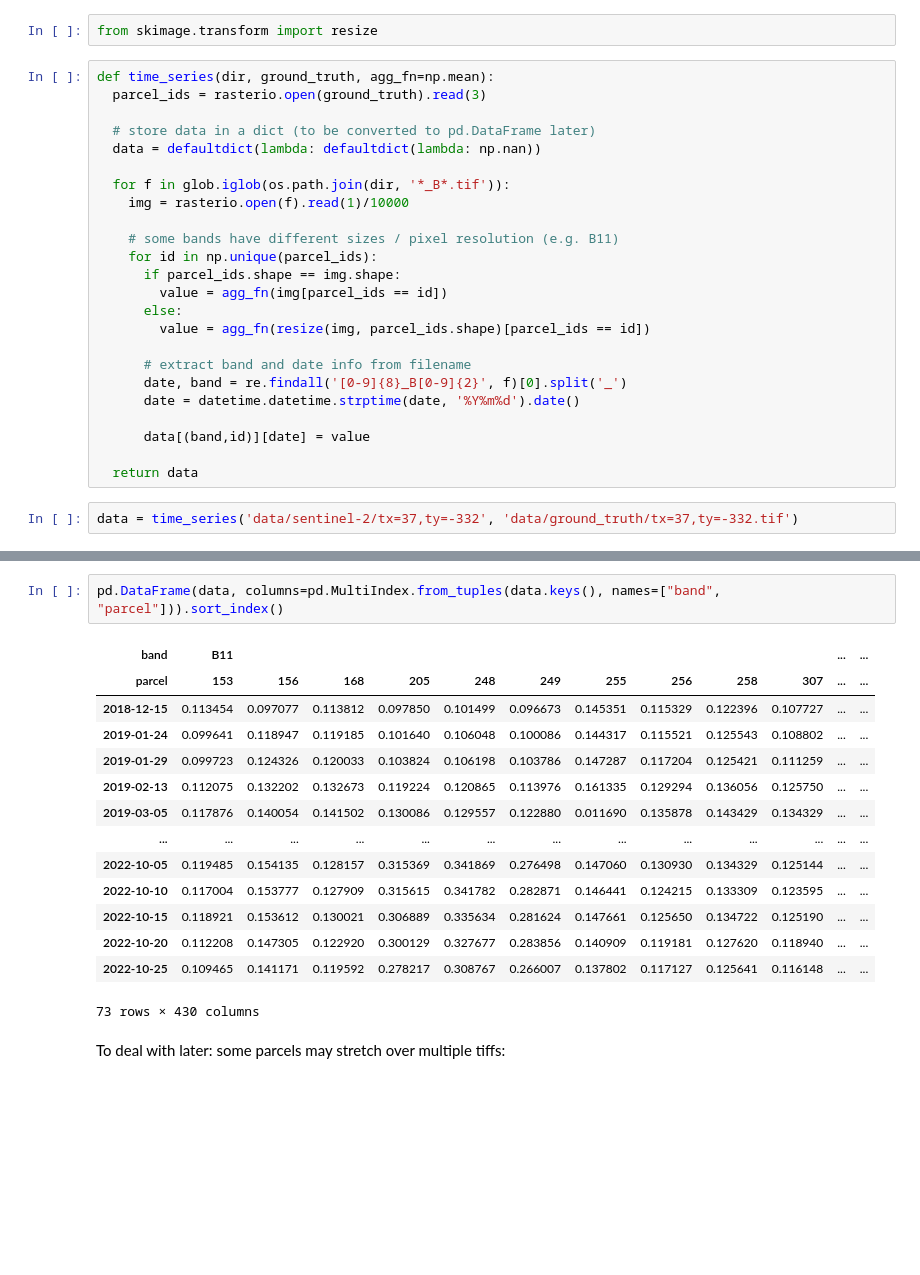
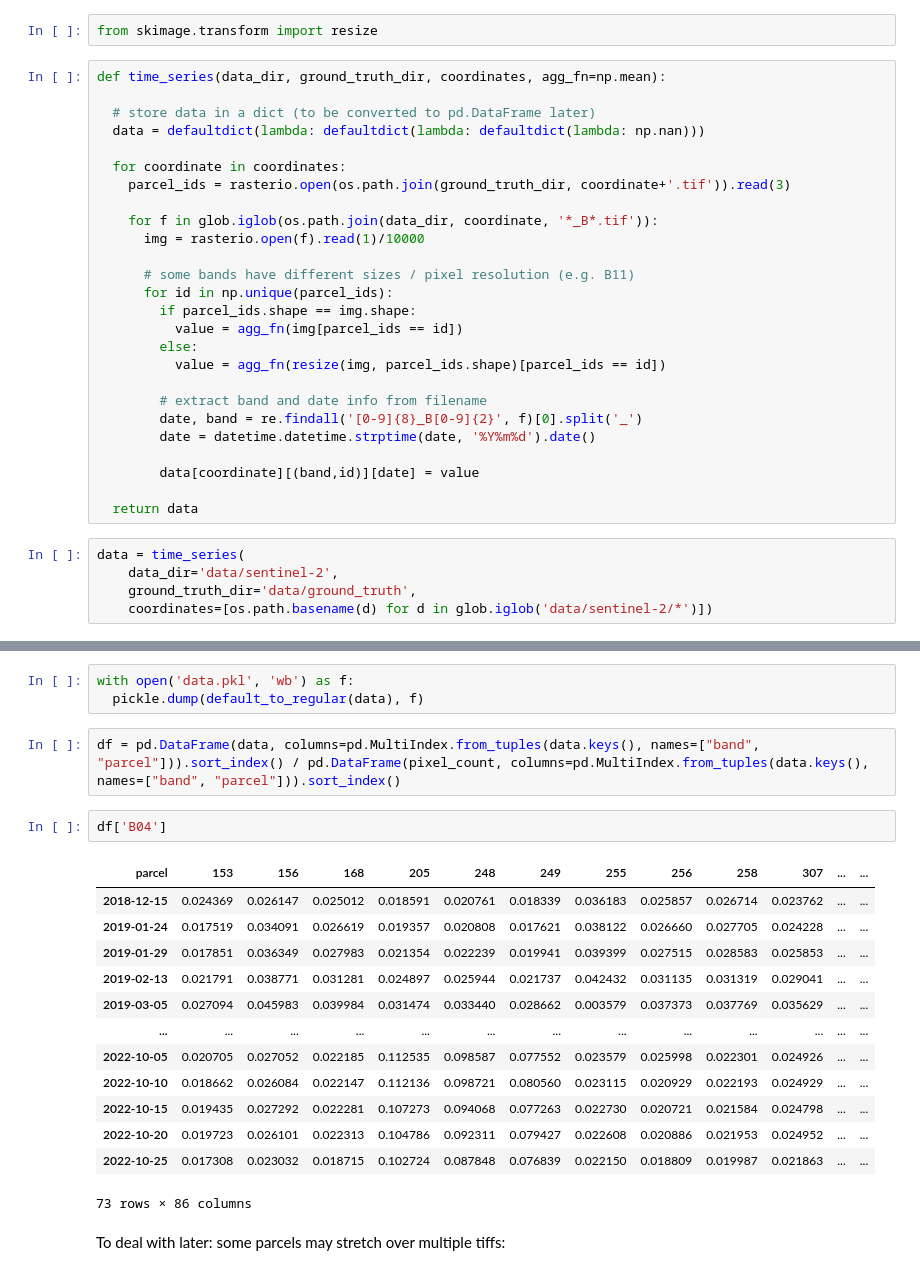
Before and after one commit to GarnierAdrian/MVA-rs-project, a Jupyter notebook: helper.ipynb, the cells around one changed output, grey strips where cells are left out. Saved outputs shown, nothing was run; the diff lists cells and outputs as text; blank space fills up the shorter version.

```diff
--- a/helper.ipynb
+++ b/helper.ipynb
@@ -132,28 +131,33 @@ import re
 # %%
 from skimage.transform import resize
 # %%
-def time_series(dir, ground_truth, agg_fn=np.mean):
-  parcel_ids = rasterio.open(ground_truth).read(3)
+def time_series(data_dir, ground_truth_dir, coordinates, agg_fn=np.mean):
 
   # store data in a dict (to be converted to pd.DataFrame later)
-  data = defaultdict(lambda: defaultdict(lambda: np.nan))
+  data = defaultdict(lambda: defaultdict(lambda: defaultdict(lambda: np.nan)))
 
-  for f in glob.iglob(os.path.join(dir, '*_B*.tif')):
-    img = rasterio.open(f).read(1)/10000
+  for coordinate in coordinates:
+    parcel_ids = rasterio.open(os.path.join(ground_truth_dir, coordinate+'.tif')).read(3)
 
-    # some bands have different sizes / pixel resolution (e.g. B11)
-    for id in np.unique(parcel_ids):
-      if parcel_ids.shape == img.shape:
-        value = agg_fn(img[parcel_ids == id])
-      else:
-        value = agg_fn(resize(img, parcel_ids.shape)[parcel_ids == id])
+    for f in glob.iglob(os.path.join(data_dir, coordinate, '*_B*.tif')):
+      img = rasterio.open(f).read(1)/10000
 
-      # extract band and date info from filename
-      date, band = re.findall('[0-9]{8}_B[0-9]{2}', f)[0].split('_')
-      date = datetime.datetime.strptime(date, '%Y%m%d').date()
+      # some bands have different sizes / pixel resolution (e.g. B11)
+      for id in np.unique(parcel_ids):
+        if parcel_ids.shape == img.shape:
+          value = agg_fn(img[parcel_ids == id])
+        else:
+          value = agg_fn(resize(img, parcel_ids.shape)[parcel_ids == id])
 
-      data[(band,id)][date] = value
+        # extract band and date info from filename
+        date, band = re.findall('[0-9]{8}_B[0-9]{2}', f)[0].split('_')
+        date = datetime.datetime.strptime(date, '%Y%m%d').date()
+
+        data[coordinate][(band,id)][date] = value
 
   return data
 # %%
-data = time_series('data/sentinel-2/tx=37,ty=-332', 'data/ground_truth/tx=37,ty=-332.tif')
+data = time_series(
+    data_dir='data/sentinel-2',
+    ground_truth_dir='data/ground_truth',
+    coordinates=[os.path.basename(d) for d in glob.iglob('data/sentinel-2/*')])
@@ -160,20 +171,24 @@ data = time_series('data/sentinel-2/tx=37,ty=-332', 'data/ground_truth/tx=37,ty=
+# %%
+with open('data.pkl', 'wb') as f:
+  pickle.dump(default_to_regular(data), f)
 # %%
-pd.DataFrame(data, columns=pd.MultiIndex.from_tuples(data.keys(), names=["band", "parcel"])).sort_index()
+df = pd.DataFrame(data, columns=pd.MultiIndex.from_tuples(data.keys(), names=["band", "parcel"])).sort_index() / pd.DataFrame(pixel_count, columns=pd.MultiIndex.from_tuples(data.keys(), names=["band", "parcel"])).sort_index()
-# %% [output]
-| band | B11 |  |  |  |  |  |  |  |  |  | ... | ... |
-| parcel | 153 | 156 | 168 | 205 | 248 | 249 | 255 | 256 | 258 | 307 | ... | ... |
-| 2018-12-15 | 0.113454 | 0.097077 | 0.113812 | 0.097850 | 0.101499 | 0.096673 | 0.145351 | 0.115329 | 0.122396 | 0.107727 | ... | ... |
-| 2019-01-24 | 0.099641 | 0.118947 | 0.119185 | 0.101640 | 0.106048 | 0.100086 | 0.144317 | 0.115521 | 0.125543 | 0.108802 | ... | ... |
-| 2019-01-29 | 0.099723 | 0.124326 | 0.120033 | 0.103824 | 0.106198 | 0.103786 | 0.147287 | 0.117204 | 0.125421 | 0.111259 | ... | ... |
-| 2019-02-13 | 0.112075 | 0.132202 | 0.132673 | 0.119224 | 0.120865 | 0.113976 | 0.161335 | 0.129294 | 0.136056 | 0.125750 | ... | ... |
-| 2019-03-05 | 0.117876 | 0.140054 | 0.141502 | 0.130086 | 0.129557 | 0.122880 | 0.011690 | 0.135878 | 0.143429 | 0.134329 | ... | ... |
-| ... | ... | ... | ... | ... | ... | ... | ... | ... | ... | ... | ... | ... |
-| 2022-10-05 | 0.119485 | 0.154135 | 0.128157 | 0.315369 | 0.341869 | 0.276498 | 0.147060 | 0.130930 | 0.134329 | 0.125144 | ... | ... |
-| 2022-10-10 | 0.117004 | 0.153777 | 0.127909 | 0.315615 | 0.341782 | 0.282871 | 0.146441 | 0.124215 | 0.133309 | 0.123595 | ... | ... |
-| 2022-10-15 | 0.118921 | 0.153612 | 0.130021 | 0.306889 | 0.335634 | 0.281624 | 0.147661 | 0.125650 | 0.134722 | 0.125190 | ... | ... |
-| 2022-10-20 | 0.112208 | 0.147305 | 0.122920 | 0.300129 | 0.327677 | 0.283856 | 0.140909 | 0.119181 | 0.127620 | 0.118940 | ... | ... |
-| 2022-10-25 | 0.109465 | 0.141171 | 0.119592 | 0.278217 | 0.308767 | 0.266007 | 0.137802 | 0.117127 | 0.125641 | 0.116148 | ... | ... |
-73 rows × 430 columns
+# %%
+df['B04']
+# %% [output]
+| parcel | 153 | 156 | 168 | 205 | 248 | 249 | 255 | 256 | 258 | 307 | ... | ... |
+| 2018-12-15 | 0.024369 | 0.026147 | 0.025012 | 0.018591 | 0.020761 | 0.018339 | 0.036183 | 0.025857 | 0.026714 | 0.023762 | ... | ... |
+| 2019-01-24 | 0.017519 | 0.034091 | 0.026619 | 0.019357 | 0.020808 | 0.017621 | 0.038122 | 0.026660 | 0.027705 | 0.024228 | ... | ... |
+| 2019-01-29 | 0.017851 | 0.036349 | 0.027983 | 0.021354 | 0.022239 | 0.019941 | 0.039399 | 0.027515 | 0.028583 | 0.025853 | ... | ... |
+| 2019-02-13 | 0.021791 | 0.038771 | 0.031281 | 0.024897 | 0.025944 | 0.021737 | 0.042432 | 0.031135 | 0.031319 | 0.029041 | ... | ... |
+| 2019-03-05 | 0.027094 | 0.045983 | 0.039984 | 0.031474 | 0.033440 | 0.028662 | 0.003579 | 0.037373 | 0.037769 | 0.035629 | ... | ... |
+| ... | ... | ... | ... | ... | ... | ... | ... | ... | ... | ... | ... | ... |
+| 2022-10-05 | 0.020705 | 0.027052 | 0.022185 | 0.112535 | 0.098587 | 0.077552 | 0.023579 | 0.025998 | 0.022301 | 0.024926 | ... | ... |
+| 2022-10-10 | 0.018662 | 0.026084 | 0.022147 | 0.112136 | 0.098721 | 0.080560 | 0.023115 | 0.020929 | 0.022193 | 0.024929 | ... | ... |
+| 2022-10-15 | 0.019435 | 0.027292 | 0.022281 | 0.107273 | 0.094068 | 0.077263 | 0.022730 | 0.020721 | 0.021584 | 0.024798 | ... | ... |
+| 2022-10-20 | 0.019723 | 0.026101 | 0.022313 | 0.104786 | 0.092311 | 0.079427 | 0.022608 | 0.020886 | 0.021953 | 0.024952 | ... | ... |
+| 2022-10-25 | 0.017308 | 0.023032 | 0.018715 | 0.102724 | 0.087848 | 0.076839 | 0.022150 | 0.018809 | 0.019987 | 0.021863 | ... | ... |
+73 rows × 86 columns
 # %% [markdown]
 To deal with later: some parcels may stretch over multiple tiffs:
 # %%
```
Also changed, not shown: parts of 5 cells of this notebook, 1 other file.
